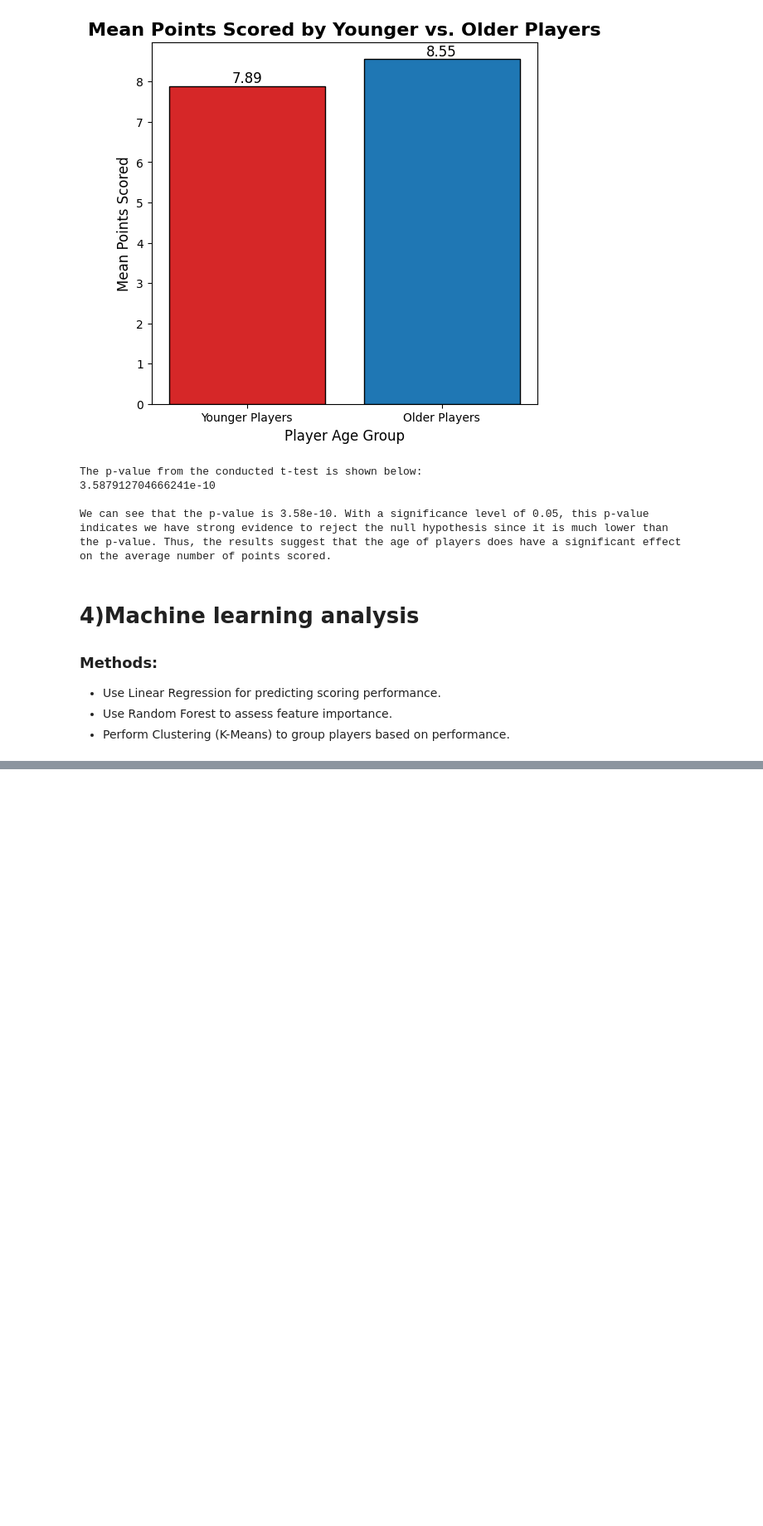
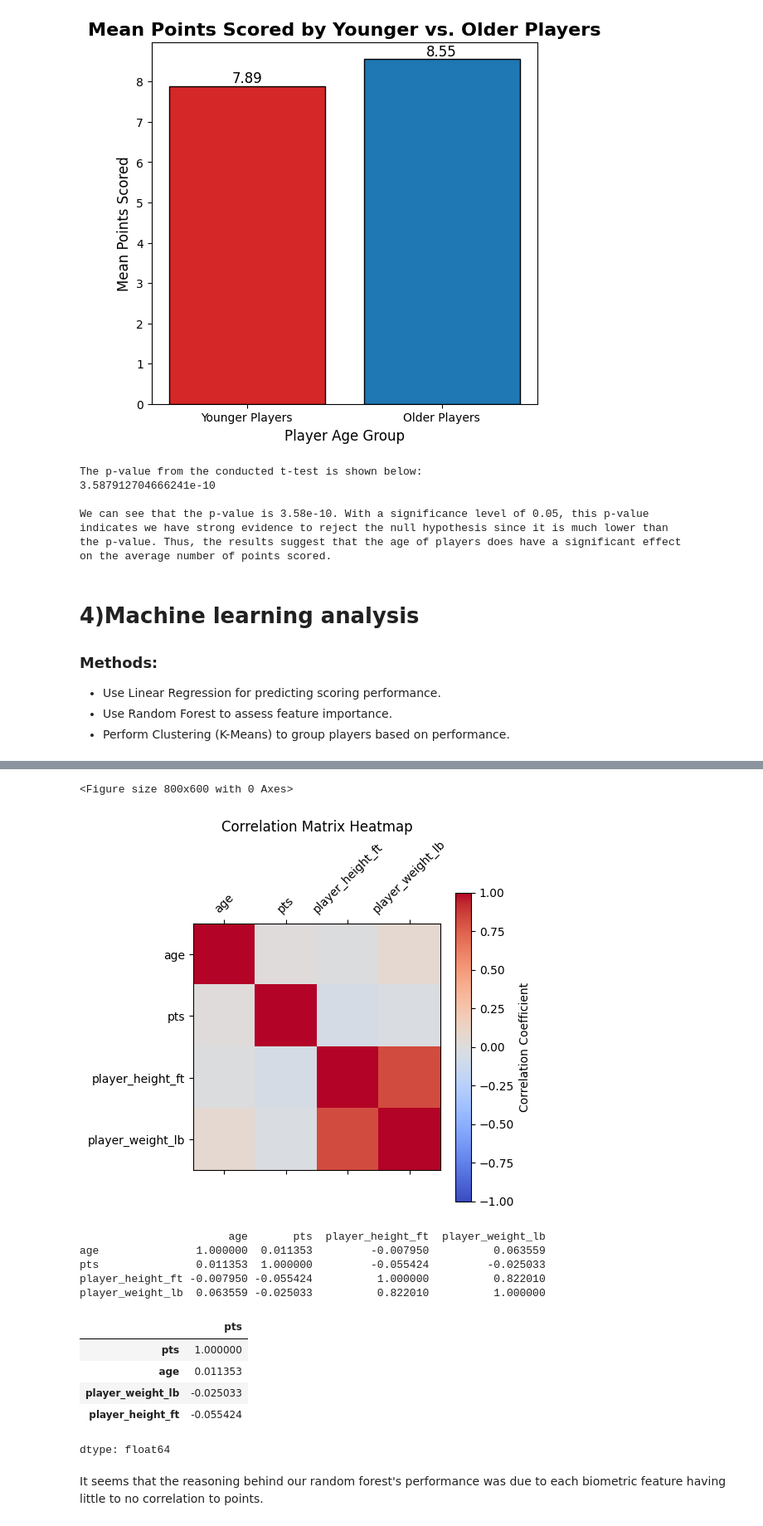
Before and after one commit to ezilin/CMSC320-Group-Proj, a Jupyter notebook: projectfn.ipynb, the cells around one changed output, grey strips where cells are left out. Shown at 83% size. Saved outputs shown, nothing was run; the diff lists cells and outputs as text; code cells hidden in the pictures; blank space fills up the shorter version.

```diff
--- a/projectfn.ipynb
+++ b/projectfn.ipynb
@@ -736,0 +950,30 @@ on the average number of points scored.
+# %%
+corr = nba_players.drop(columns=[col for col in nba_players.columns if col not in ['player_height_ft', 'player_weight_lb', 'age', 'pts']])
+correlation_matrix = corr.corr()
+
+plt.figure(figsize=(8, 6))
+cax = plt.matshow(correlation_matrix, cmap='coolwarm', vmin=-1, vmax=1, interpolation='none', aspect='equal')
+plt.colorbar(cax, label='Correlation Coefficient')
+plt.xticks(range(len(correlation_matrix.columns)), correlation_matrix.columns, rotation=45, fontsize=10)
+plt.yticks(range(len(correlation_matrix.index)), correlation_matrix.index, fontsize=10)
+plt.title('Correlation Matrix Heatmap')
+plt.show()
+print(correlation_matrix)
+
+correlation_matrix['pts'].sort_values(ascending=False)
+# %% [output]
+<Figure size 800x600 with 0 Axes>
+[figure, added]
+                       age       pts  player_height_ft  player_weight_lb
+age               1.000000  0.011353         -0.007950          0.063559
+pts               0.011353  1.000000         -0.055424         -0.025033
+player_height_ft -0.007950 -0.055424          1.000000          0.822010
+player_weight_lb  0.063559 -0.025033          0.822010          1.000000
+|  | pts |
+| pts | 1.000000 |
+| age | 0.011353 |
+| player_weight_lb | -0.025033 |
+| player_height_ft | -0.055424 |
+dtype: float64
+# %% [markdown]
+It seems that the reasoning behind our random forest's performance was due to each biometric feature having little to no correlation to points.
```
Also changed, not shown: parts of 19 cells of this notebook.
